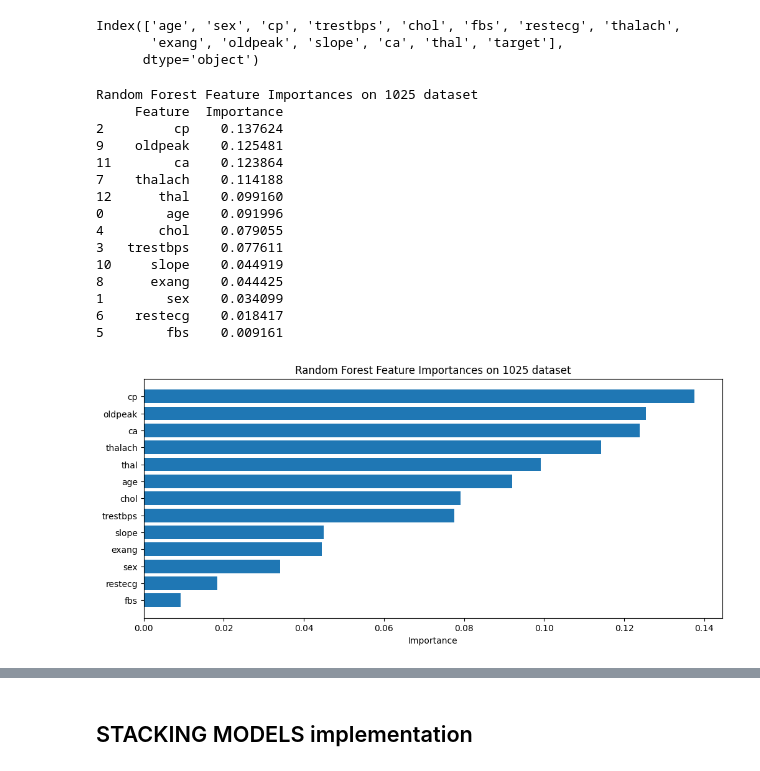
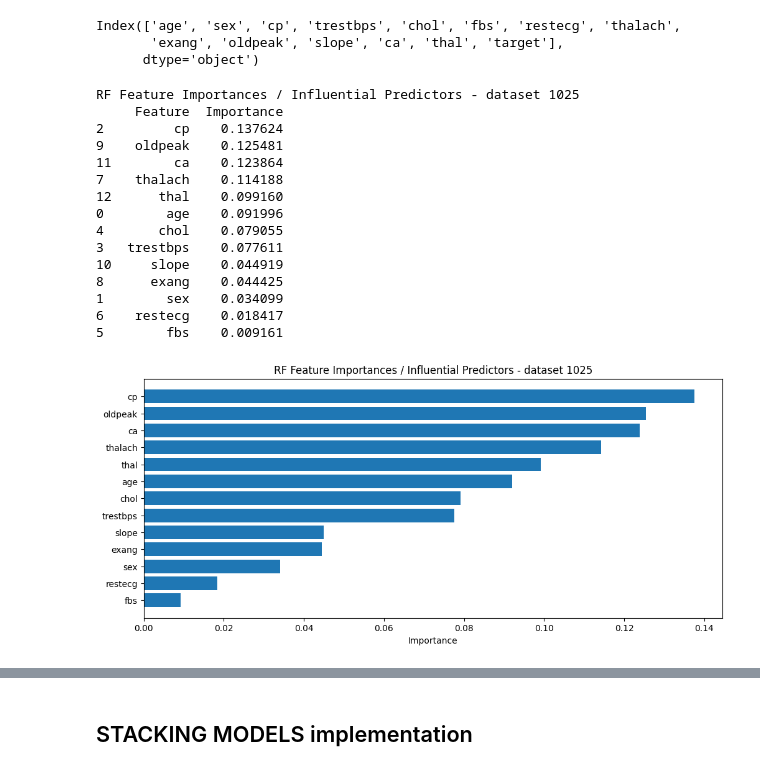
Before and after one commit to HowardHNguyen/PhD, a Jupyter notebook: Heart_Failure_Prediction_GenAI_1025_v3.ipynb, the cells around one changed output, grey strips where cells are left out. Cells and saved outputs as stored; diff of their text form; code cells hidden in the pictures.

```diff
--- a/Heart_Failure_Prediction_GenAI_1025_v3.ipynb
+++ b/Heart_Failure_Prediction_GenAI_1025_v3.ipynb
@@ -736,37 +697,37 @@ feature_importances_rf = rf.feature_importances_
 features = X.columns
 importance_df_rf = pd.DataFrame({'Feature': features, 'Importance': feature_importances_rf})
 
 # Sort the DataFrame by importance
 importance_df_rf = importance_df_rf.sort_values(by='Importance', ascending=False)
 
 # Print the feature importances
-print("Random Forest Feature Importances on 1025 dataset")
+print("RF Feature Importances / Influential Predictors - dataset 1025")
 print(importance_df_rf)
 
 # Plot the feature importances
 plt.figure(figsize=(12, 5))
 plt.barh(importance_df_rf['Feature'], importance_df_rf['Importance'])
 plt.gca().invert_yaxis()
 plt.xlabel('Importance')
-plt.title('Random Forest Feature Importances on 1025 dataset')
+plt.title('RF Feature Importances / Influential Predictors - dataset 1025')
 plt.show()
 # %% [output]
-Random Forest Feature Importances on 1025 dataset
+RF Feature Importances / Influential Predictors - dataset 1025
      Feature  Importance
 2         cp    0.137624
 9    oldpeak    0.125481
 11        ca    0.123864
 7    thalach    0.114188
 12      thal    0.099160
 0        age    0.091996
 4       chol    0.079055
 3   trestbps    0.077611
 10     slope    0.044919
 8      exang    0.044425
 1        sex    0.034099
 6    restecg    0.018417
 5        fbs    0.009161
-[figure, old version]
+[figure, new version]
 # %%
 # ALL THREE IN ONE PLACE
 import pandas as pd
```
Also changed, not shown: parts of 36 cells of this notebook.
